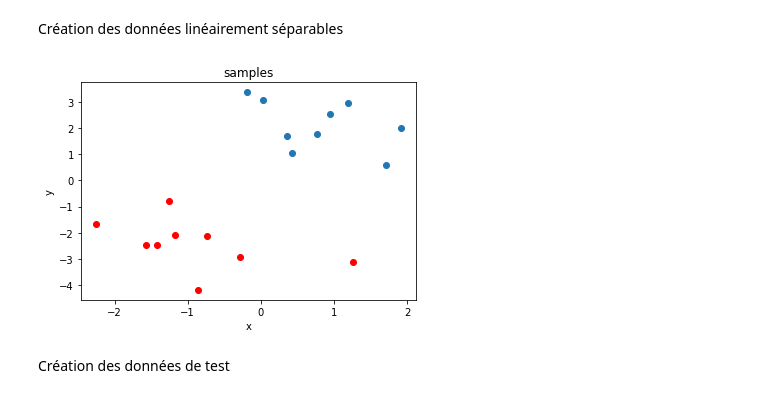
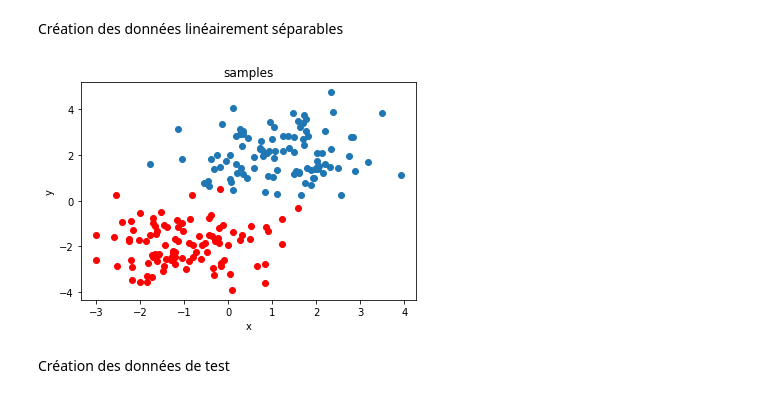
Before and after one commit to davidmorme/Universidad, a Jupyter notebook: OS16/OS16TP/OS16_TP01.ipynb, the cells around one changed output. Cells and saved outputs as stored; diff of their text form; code cells hidden in the pictures.

```diff
--- a/OS16/OS16TP/OS16_TP01.ipynb
+++ b/OS16/OS16TP/OS16_TP01.ipynb
@@ -22,23 +22,27 @@ file.write("Why? Because we can.")
 file.close()
 # %% [markdown]
 Création des données linéairement séparables
+# %%
+nbi=100
+x1=randn(nbi,2)+[1,2]
+x2=randn(nbi,2)-[1,2]
+
+xapp=np.concatenate((x1, x2), axis=0)
+
+lab_app=np.zeros(2*nbi)
+lab_app[0:nbi]=1
+lab_app[nbi:2*nbi]=-1
 # %%
-nbi=10
-x1=randn(nbi,2)+[1,2]
-x2=randn(nbi,2)-[1,2]
-
-xapp=np.concatenate((x1, x2), axis=0)
-xsize=xapp.shape
-plt.scatter(xapp[0:nbi-1,0],xapp[0:nbi-1:,1])
-plt.scatter(xapp[nbi:2*nbi-1,0],xapp[nbi:2*nbi-1:,1],c='r')
+plt.scatter(xapp[0:nbi,0],xapp[0:nbi,1])
+plt.scatter(xapp[nbi:2*nbi,0],xapp[nbi:2*nbi,1],c='r')
 plt.xlabel('x')
 plt.ylabel('y')
 
 # displaying the title
 plt.title("samples")
 plt.show()
 # %% [output]
-[figure, old version]
+[figure, new version]
 # %% [markdown]
 Création des données de test
 # %%
```
Also changed, not shown: parts of 14 cells of this notebook.
